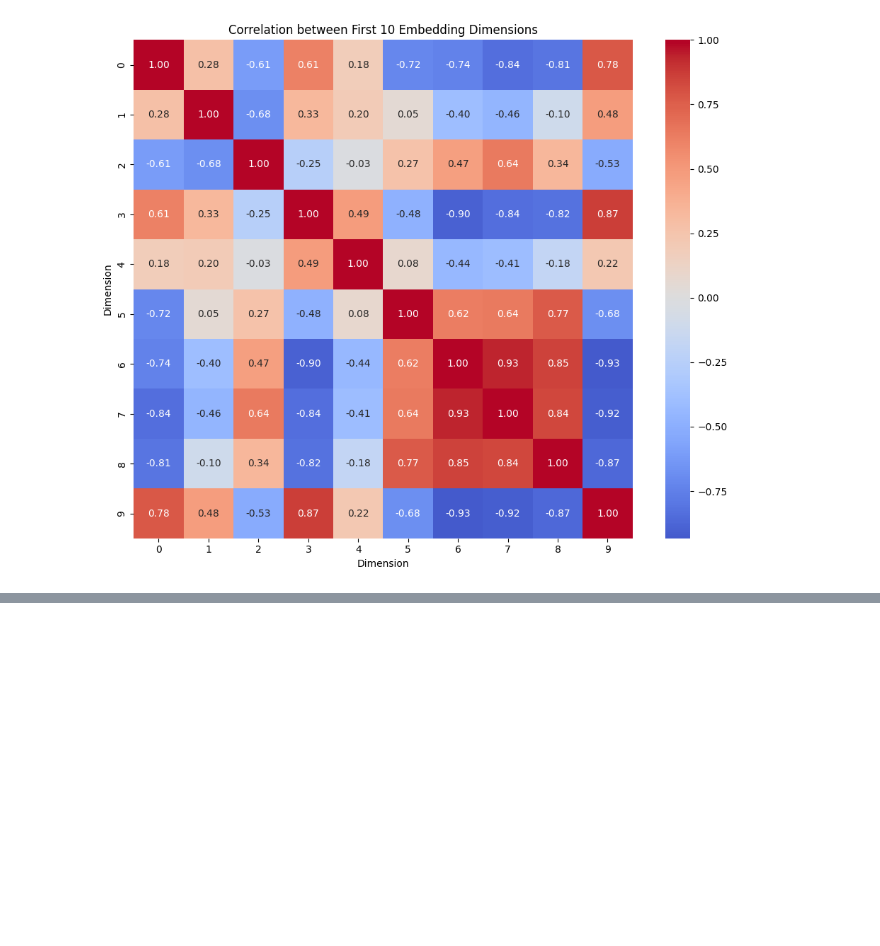
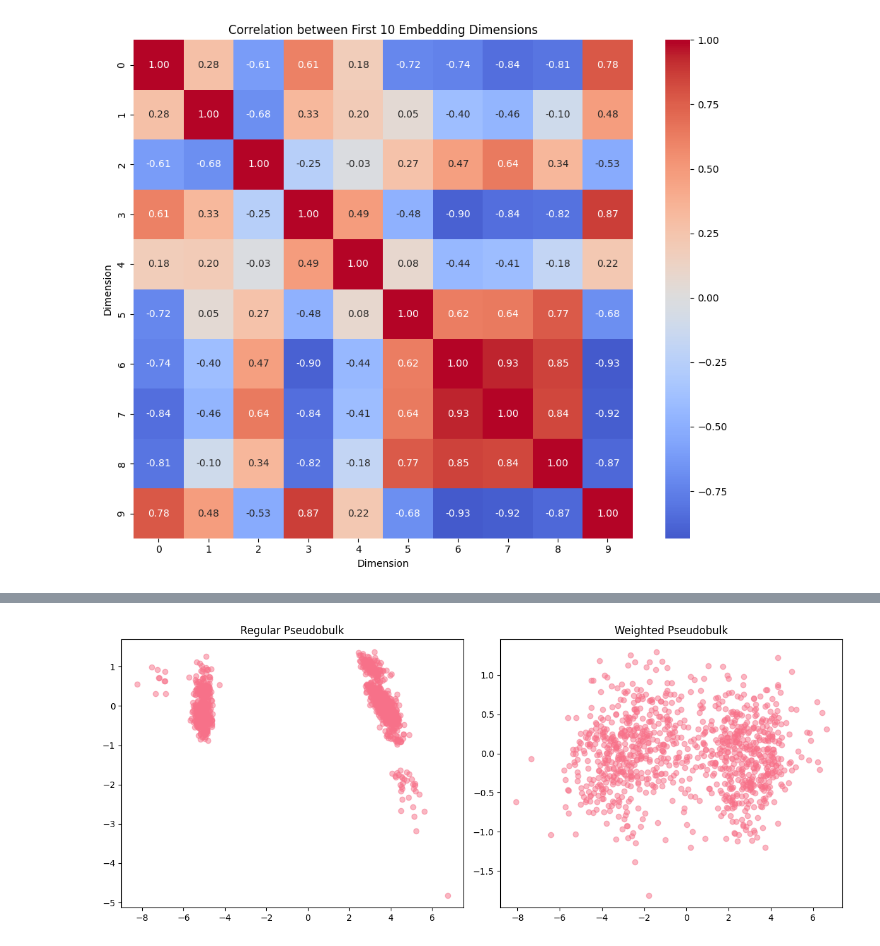
Before and after one commit to haoyunLi/pseudo_bulk, a Jupyter notebook: difference.ipynb, the cells around one changed output, grey strips where cells are left out. Saved outputs shown, nothing was run; the diff lists cells and outputs as text; code cells hidden in the pictures; blank space fills up the shorter version.

Commit message:
updated for use weighted pseudobulk

```diff
--- a/difference.ipynb
+++ b/difference.ipynb
@@ -76,0 +131,20 @@ Number of values > 10: 2943
+# %%
+# Load embeddings
+regular_emb = np.load('data/mean_embeddings_NW.npy')
+weighted_emb = np.load('data/mean_embeddings_W.npy')
+
+print(f"Regular embeddings shape: {regular_emb.shape}")
+print(f"Weighted embeddings shape: {weighted_emb.shape}")
+
+# Statistics Comparison
+print("=== Regular Pseudobulk Statistics ===")
+print(f"Mean: {np.mean(regular_emb):.4f}")
+print(f"Std: {np.std(regular_emb):.4f}")
+print(f"Min: {np.min(regular_emb):.4f}")
+print(f"Max: {np.max(regular_emb):.4f}")
+
+print("\n=== Weighted Pseudobulk Statistics ===")
+print(f"Mean: {np.mean(weighted_emb):.4f}")
+print(f"Std: {np.std(weighted_emb):.4f}")
+print(f"Min: {np.min(weighted_emb):.4f}")
+print(f"Max: {np.max(weighted_emb):.4f}")
@@ -76,0 +165,16 @@ Number of values > 10: 2943
+# %%
+fig, (ax1, ax2) = plt.subplots(1, 2, figsize=(12, 5))
+
+# Reduce dimensions for visualization
+pca = PCA(n_components=2)
+regular_pca = pca.fit_transform(regular_emb)
+weighted_pca = pca.fit_transform(weighted_emb)
+
+ax1.scatter(regular_pca[:,0], regular_pca[:,1], alpha=0.5)
+ax1.set_title("Regular Pseudobulk")
+ax2.scatter(weighted_pca[:,0], weighted_pca[:,1], alpha=0.5)
+ax2.set_title("Weighted Pseudobulk")
+plt.tight_layout()
+plt.show()
+# %% [output]
+[figure, added]
```
Also changed, not shown: parts of 3 cells of this notebook, 2 other files.
